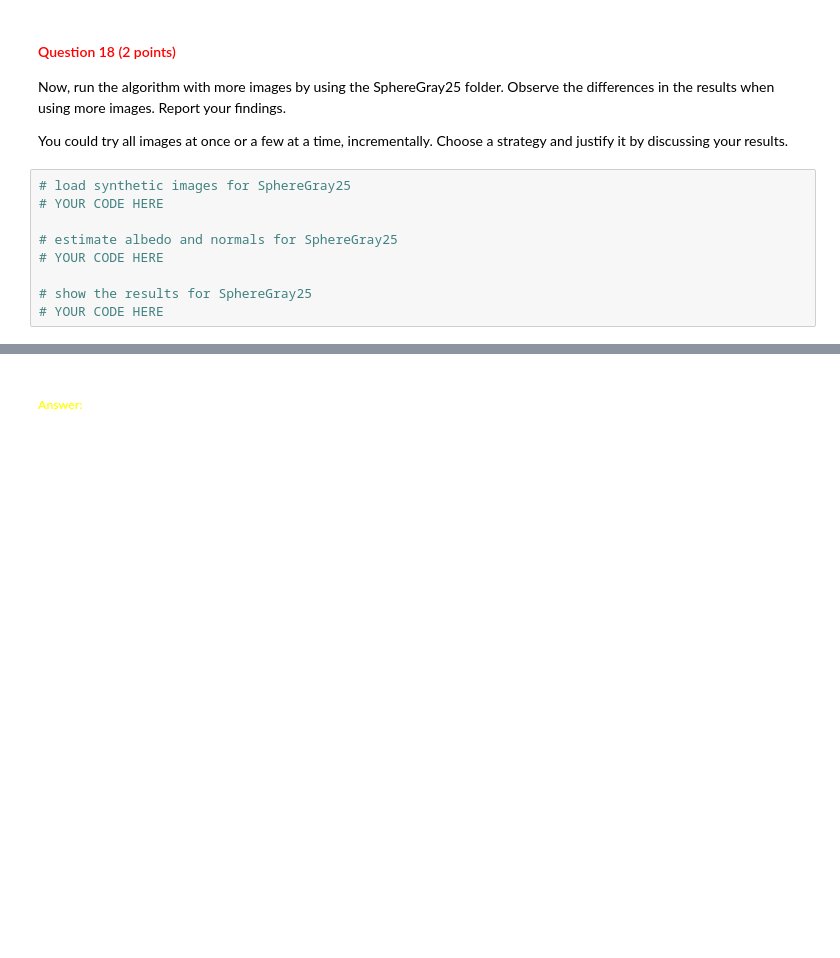
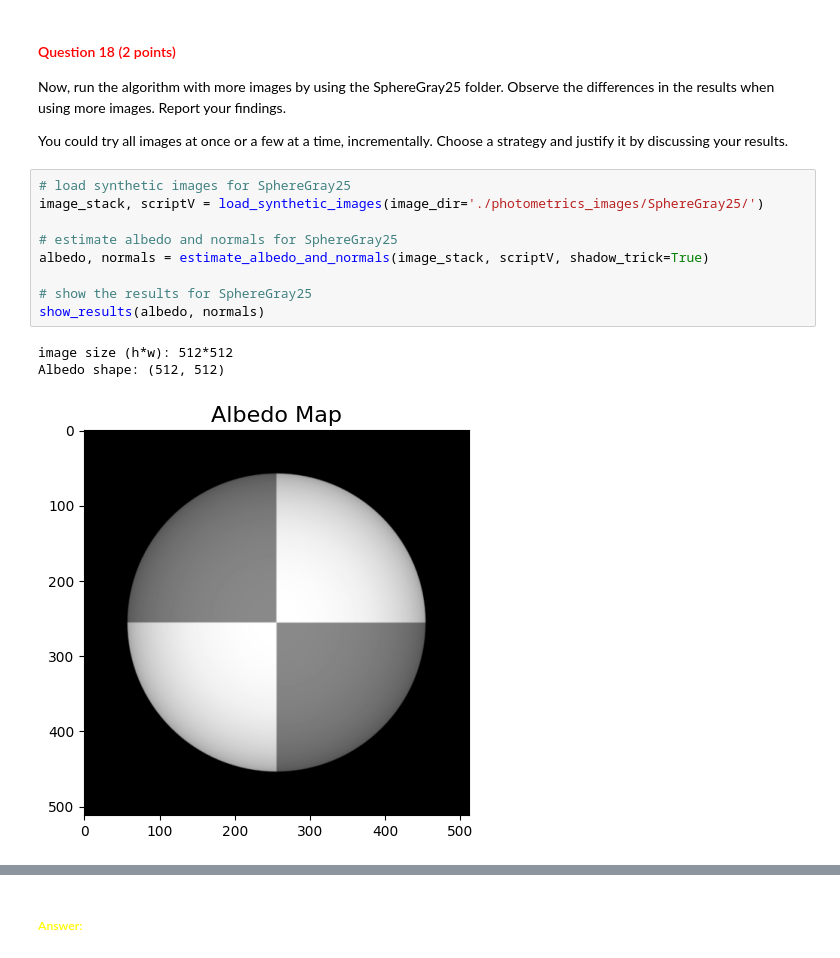
Before and after one commit to dthki/cv1-lab-1, a Jupyter notebook: cv1-lab-1.ipynb, the cells around one changed output, grey strips where cells are left out. Saved outputs shown, nothing was run; the diff lists cells and outputs as text; blank space fills up the shorter version.

```diff
--- a/cv1-lab-1.ipynb
+++ b/cv1-lab-1.ipynb
@@ -1077,10 +1101,14 @@ Now, run the algorithm with more images by using the SphereGray25 folder. Observ
 You could try all images at once or a few at a time, incrementally. Choose a strategy and justify it by discussing your results.
 # %%
 # load synthetic images for SphereGray25
-# YOUR CODE HERE
+image_stack, scriptV = load_synthetic_images(image_dir='./photometrics_images/SphereGray25/')
 
 # estimate albedo and normals for SphereGray25
-# YOUR CODE HERE
+albedo, normals = estimate_albedo_and_normals(image_stack, scriptV, shadow_trick=True)
 
 # show the results for SphereGray25
-# YOUR CODE HERE
+show_results(albedo, normals)
+# %% [output]
+image size (h*w): 512*512
+Albedo shape: (512, 512)
+[figure, added]
```
Also changed, not shown: parts of 5 cells of this notebook.
